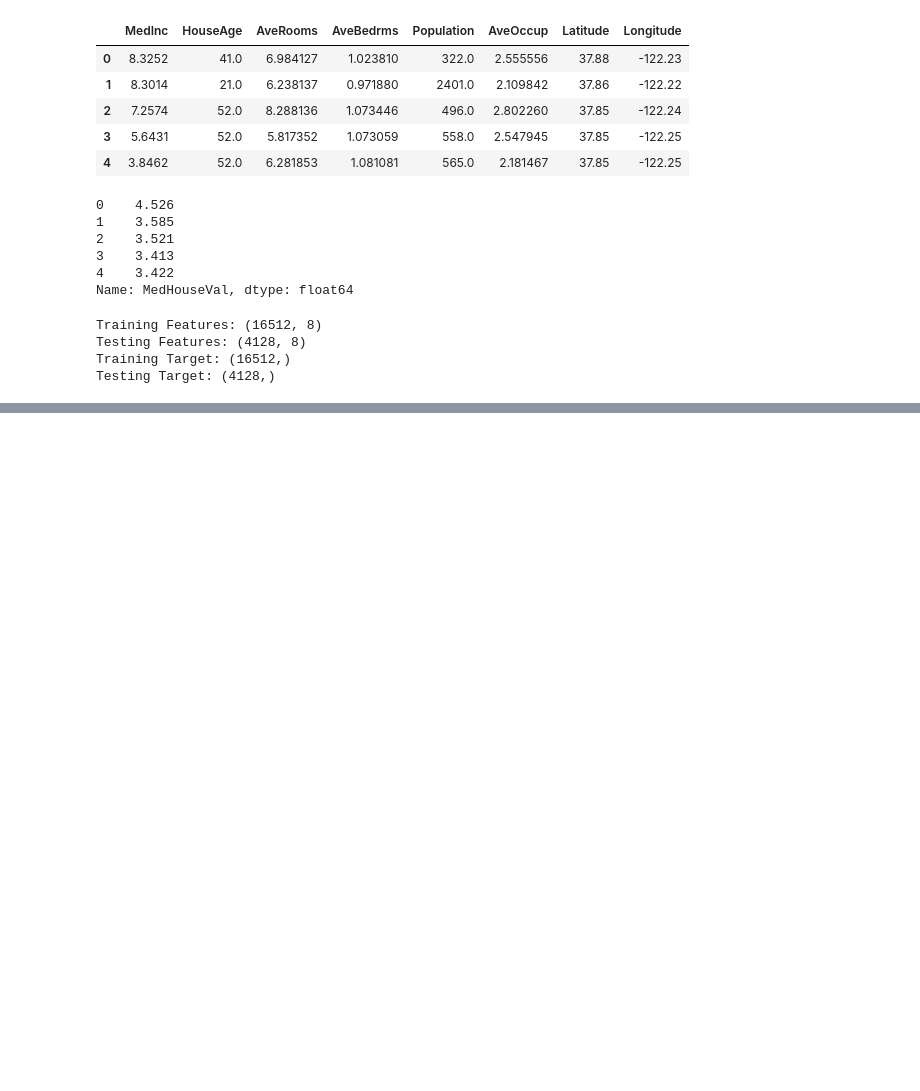
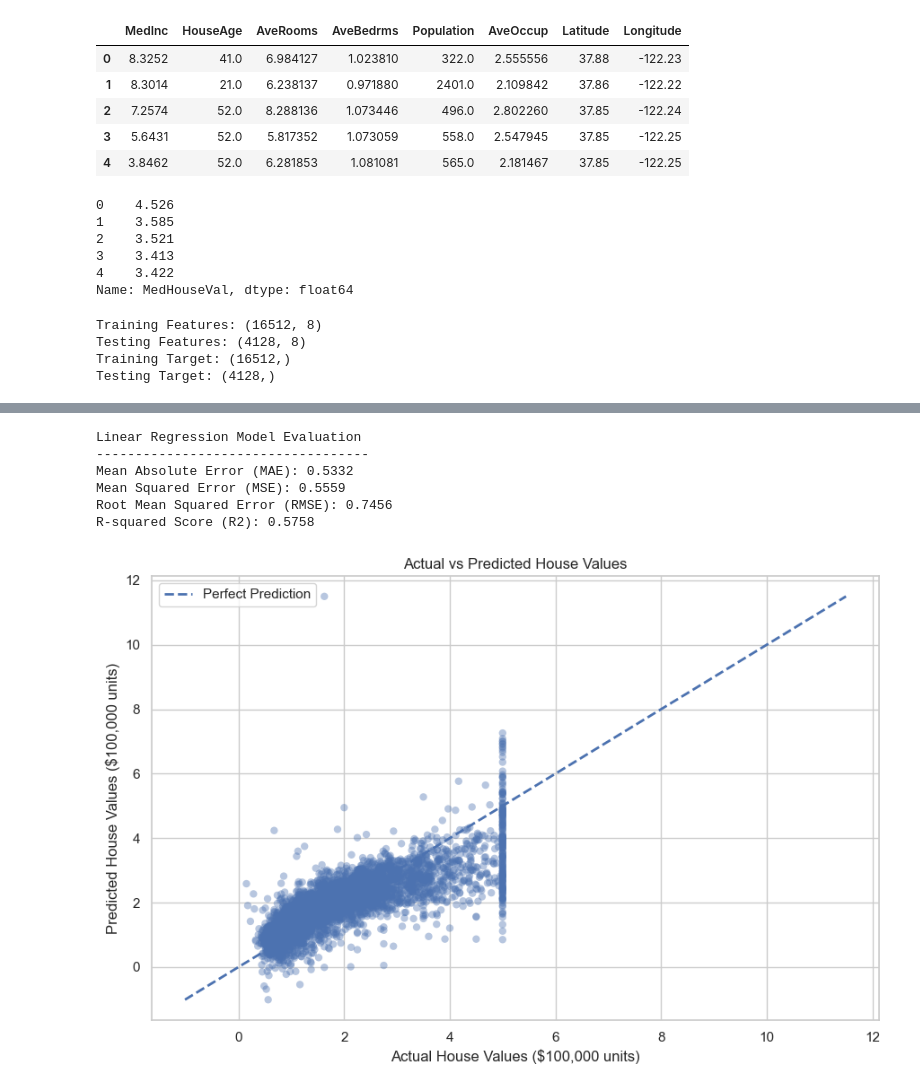
Before and after one commit to preetamvr1595/ml-algorithms-practicals, a Jupyter notebook: 01-regression/linear-regression/Linear_Regression_Real_World_Practical.ipynb, the cells around one changed output, grey strips where cells are left out. Saved outputs shown, nothing was run; the diff lists cells and outputs as text; code cells hidden in the pictures; blank space fills up the shorter version.

Commit message:
feat(linear-regression): train multiple linear regression model with residual diagnostics

```diff
--- a/01-regression/linear-regression/Linear_Regression_Real_World_Practical.ipynb
+++ b/01-regression/linear-regression/Linear_Regression_Real_World_Practical.ipynb
@@ -268,3 +268,11 @@ Training Features: (16512, 8)
 Testing Features: (4128, 8)
 Training Target: (16512,)
 Testing Target: (4128,)
+# %%
+# Create the Linear Regression model
+linear_model = LinearRegression()
+
+# Train the model using training data
+linear_model.fit(X_train, y_train)
+
+print("Linear Regression Model Trained Successfully!")
@@ -270,0 +281,11 @@ Testing Target: (4128,)
+# %%
+# Predict house values using test features
+y_pred = linear_model.predict(X_test)
+
+# Display actual and predicted values
+comparison = pd.DataFrame({
+    "Actual House Value": y_test.values,
+    "Predicted House Value": y_pred
+})
+
+display(comparison.head(10))
@@ -270,0 +304,57 @@ Testing Target: (4128,)
+# %%
+# Calculate evaluation metrics
+
+mae = mean_absolute_error(y_test, y_pred)
+
+mse = mean_squared_error(y_test, y_pred)
+
+rmse = np.sqrt(mse)
+
+r2 = r2_score(y_test, y_pred)
+
+# Display results
+print("Linear Regression Model Evaluation")
+print("-----------------------------------")
+print("Mean Absolute Error (MAE):", round(mae, 4))
+print("Mean Squared Error (MSE):", round(mse, 4))
+print("Root Mean Squared Error (RMSE):", round(rmse, 4))
+print("R-squared Score (R2):", round(r2, 4))
+# %% [output]
+Linear Regression Model Evaluation
+-----------------------------------
+Mean Absolute Error (MAE): 0.5332
+Mean Squared Error (MSE): 0.5559
+Root Mean Squared Error (RMSE): 0.7456
+R-squared Score (R2): 0.5758
+# %%
+# Actual vs Predicted visualization
+
+plt.figure(figsize=(9, 6))
+
+plt.scatter(
+    y_test,
+    y_pred,
+    alpha=0.4,
+    edgecolors="none"
+)
+
+# Reference line for perfect predictions
+min_value = min(y_test.min(), y_pred.min())
+max_value = max(y_test.max(), y_pred.max())
+
+plt.plot(
+    [min_value, max_value],
+    [min_value, max_value],
+    linestyle="--",
+    linewidth=2,
+    label="Perfect Prediction"
+)
+
+plt.title("Actual vs Predicted House Values")
+plt.xlabel("Actual House Values ($100,000 units)")
+plt.ylabel("Predicted House Values ($100,000 units)")
+plt.legend()
+plt.tight_layout()
+plt.show()
+# %% [output]
+[figure, added]
```
Also changed, not shown: parts of 8 cells of this notebook.
